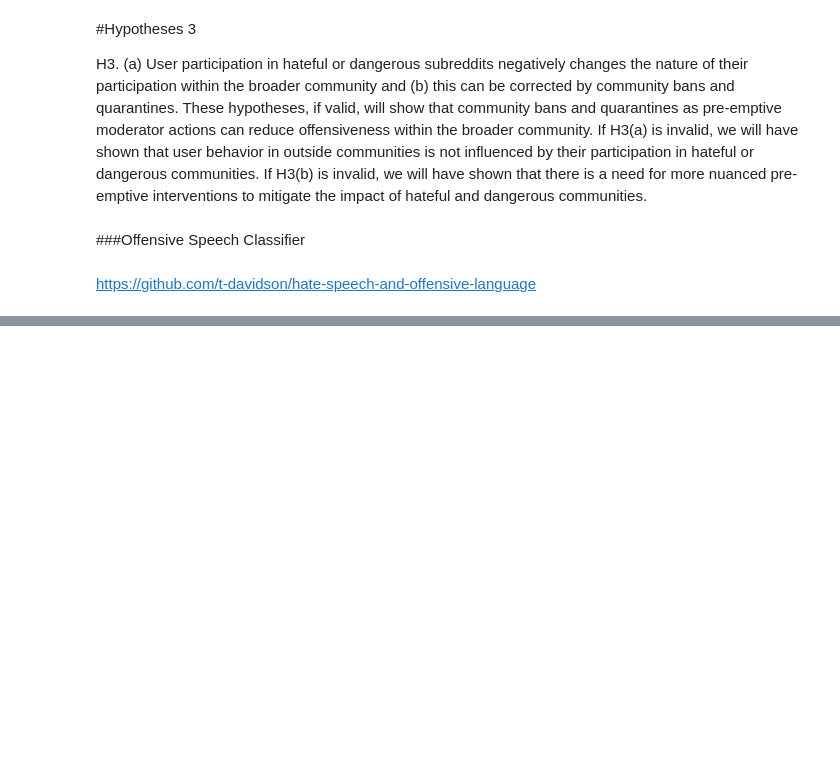
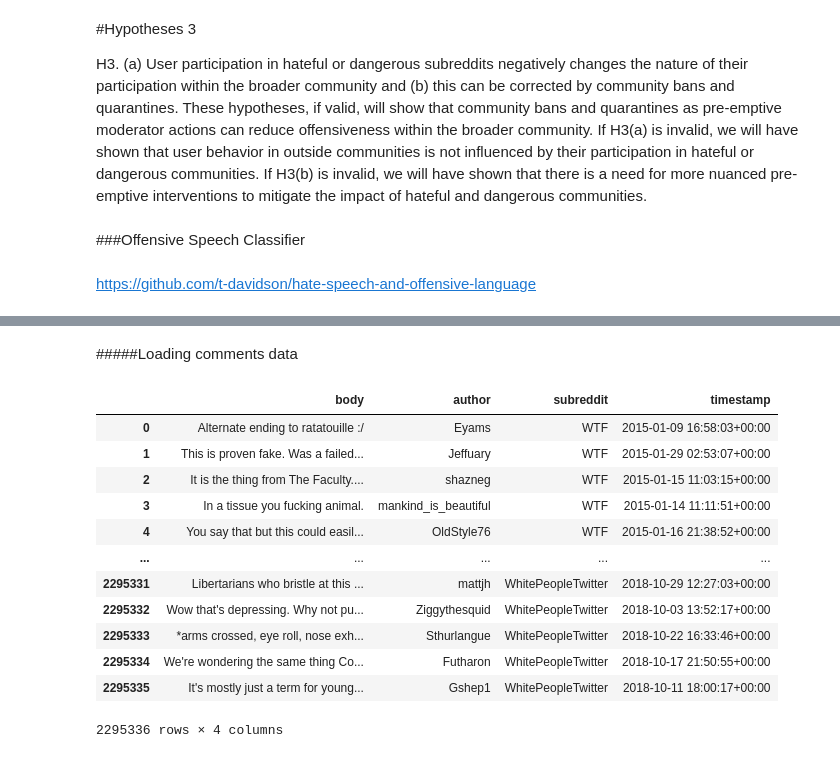
Before and after one commit to ahmedqazi123/RedditAnalysis, a Jupyter notebook: To_Act_or_React.ipynb, the cells around one changed output, grey strips where cells are left out. Cells and saved outputs as stored; diff of their text form; code cells hidden in the pictures; blank space fills up the shorter version.

```diff
--- a/To_Act_or_React.ipynb
+++ b/To_Act_or_React.ipynb
@@ -680,0 +720,19 @@ accuracy 0.896017431304
+# %% [markdown]
+#####Loading comments data
+# %%
+comments = pd.read_csv("/content/gdrive/MyDrive/Comments.csv")
+comments
+# %% [output]
+|  | body | author | subreddit | timestamp |
+| 0 | Alternate ending to ratatouille :/ | Eyams | WTF | 2015-01-09 16:58:03+00:00 |
+| 1 | This is proven fake. Was a failed... | Jeffuary | WTF | 2015-01-29 02:53:07+00:00 |
+| 2 | It is the thing from The Faculty.... | shazneg | WTF | 2015-01-15 11:03:15+00:00 |
+| 3 | In a tissue you fucking animal. | mankind_is_beautiful | WTF | 2015-01-14 11:11:51+00:00 |
+| 4 | You say that but this could easil... | OldStyle76 | WTF | 2015-01-16 21:38:52+00:00 |
+| ... | ... | ... | ... | ... |
+| 2295331 | Libertarians who bristle at this ... | mattjh | WhitePeopleTwitter | 2018-10-29 12:27:03+00:00 |
+| 2295332 | Wow that's depressing. Why not pu... | Ziggythesquid | WhitePeopleTwitter | 2018-10-03 13:52:17+00:00 |
+| 2295333 | *arms crossed, eye roll, nose exh... | Sthurlangue | WhitePeopleTwitter | 2018-10-22 16:33:46+00:00 |
+| 2295334 | We're wondering the same thing Co... | Futharon | WhitePeopleTwitter | 2018-10-17 21:50:55+00:00 |
+| 2295335 | It's mostly just a term for young... | Gshep1 | WhitePeopleTwitter | 2018-10-11 18:00:17+00:00 |
+2295336 rows × 4 columns
```
Also changed, not shown: parts of 10 cells of this notebook.
